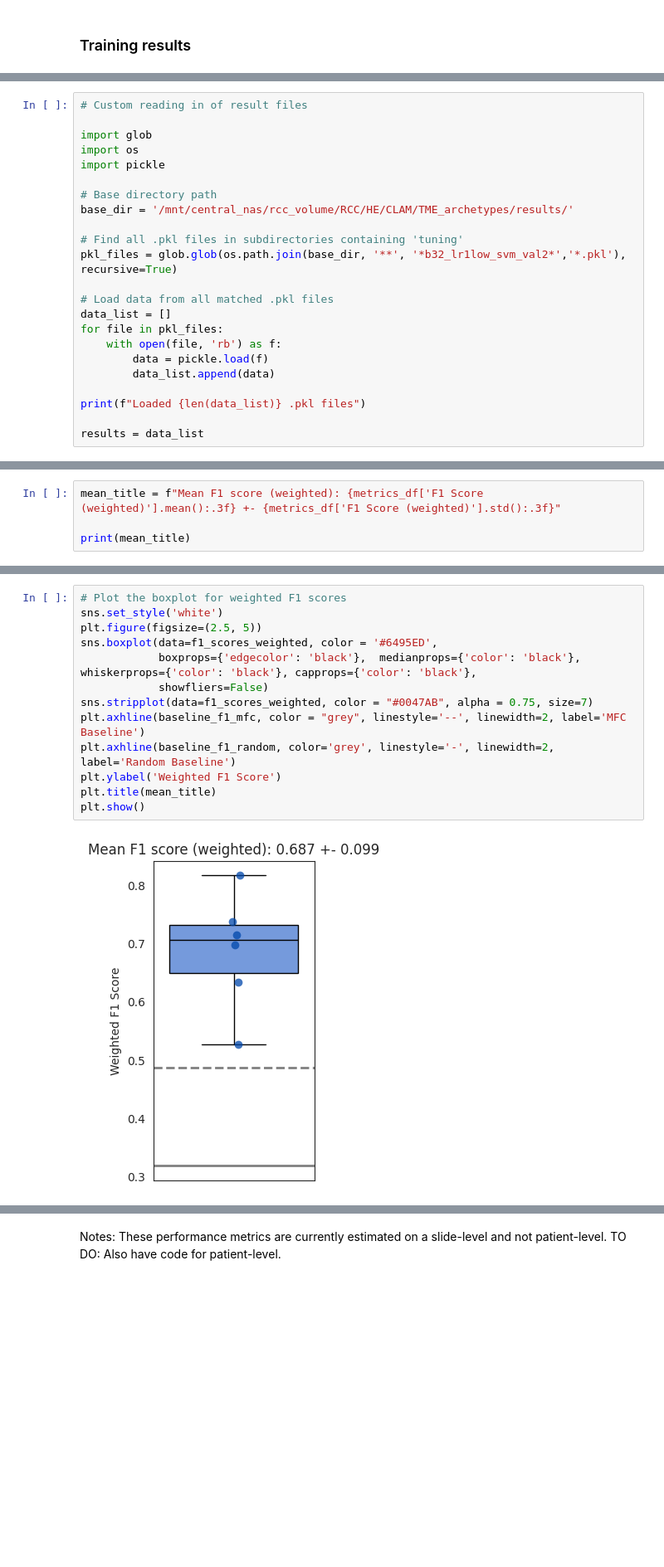
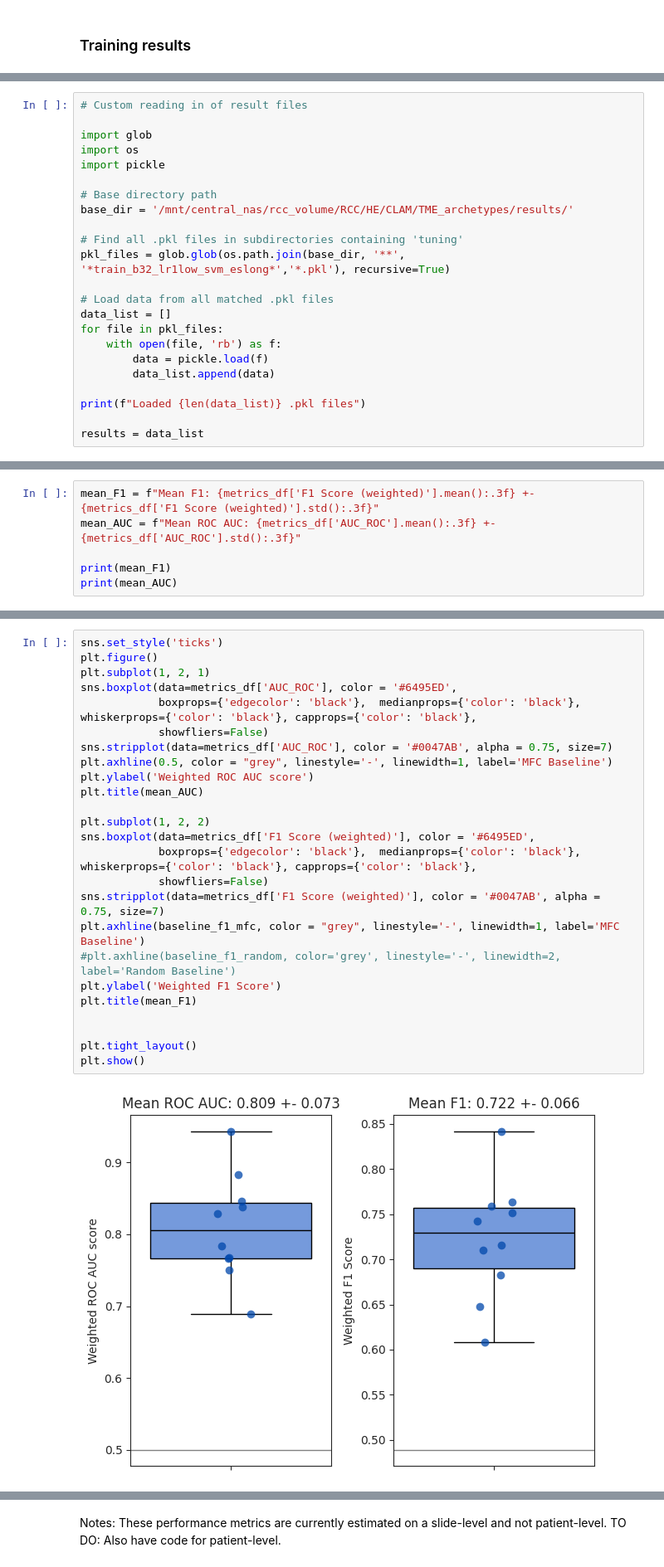
Before and after one commit to BodenmillerGroup/RCC_publication, a Jupyter notebook: HE/04_VisualizationResults.ipynb, the cells around one changed output, grey strips where cells are left out. Shown at 83% size. Cells and saved outputs as stored; diff of their text form; blank space fills up the shorter version.

```diff
--- a/HE/04_VisualizationResults.ipynb
+++ b/HE/04_VisualizationResults.ipynb
@@ -157,7 +125,7 @@ import pickle
 base_dir = '/mnt/central_nas/rcc_volume/RCC/HE/CLAM/TME_archetypes/results/'
 
 # Find all .pkl files in subdirectories containing 'tuning'
-pkl_files = glob.glob(os.path.join(base_dir, '**', '*b32_lr1low_svm_val2*','*.pkl'), recursive=True)
+pkl_files = glob.glob(os.path.join(base_dir, '**', '*train_b32_lr1low_svm_eslong*','*.pkl'), recursive=True)
 
 # Load data from all matched .pkl files
 data_list = []
@@ -278,5 +315,7 @@ metrics_df.sort_values('F1 Score (weighted)')
 # %%
-mean_title = f"Mean F1 score (weighted): {metrics_df['F1 Score (weighted)'].mean():.3f} +- {metrics_df['F1 Score (weighted)'].std():.3f}"
+mean_F1 = f"Mean F1: {metrics_df['F1 Score (weighted)'].mean():.3f} +- {metrics_df['F1 Score (weighted)'].std():.3f}"
+mean_AUC = f"Mean ROC AUC: {metrics_df['AUC_ROC'].mean():.3f} +- {metrics_df['AUC_ROC'].std():.3f}"
 
-print(mean_title)
+print(mean_F1)
+print(mean_AUC)
 # %% [output]
@@ -284,15 +324,27 @@ Mean F1 score (weighted): 0.681 +- 0.084
 # %%
-# Plot the boxplot for weighted F1 scores
-sns.set_style('white')
-plt.figure(figsize=(2.5, 5))
-sns.boxplot(data=f1_scores_weighted, color = '#6495ED',
+sns.set_style('ticks')
+plt.figure()
+plt.subplot(1, 2, 1)
+sns.boxplot(data=metrics_df['AUC_ROC'], color = '#6495ED',
             boxprops={'edgecolor': 'black'},  medianprops={'color': 'black'}, whiskerprops={'color': 'black'}, capprops={'color': 'black'},
             showfliers=False)
-sns.stripplot(data=f1_scores_weighted, color = "#0047AB", alpha = 0.75, size=7)
-plt.axhline(baseline_f1_mfc, color = "grey", linestyle='--', linewidth=2, label='MFC Baseline')
-plt.axhline(baseline_f1_random, color='grey', linestyle='-', linewidth=2, label='Random Baseline')
+sns.stripplot(data=metrics_df['AUC_ROC'], color = '#0047AB', alpha = 0.75, size=7)
+plt.axhline(0.5, color = "grey", linestyle='-', linewidth=1, label='MFC Baseline')
+plt.ylabel('Weighted ROC AUC score')
+plt.title(mean_AUC)
+
+plt.subplot(1, 2, 2)
+sns.boxplot(data=metrics_df['F1 Score (weighted)'], color = '#6495ED',
+            boxprops={'edgecolor': 'black'},  medianprops={'color': 'black'}, whiskerprops={'color': 'black'}, capprops={'color': 'black'},
+            showfliers=False)
+sns.stripplot(data=metrics_df['F1 Score (weighted)'], color = '#0047AB', alpha = 0.75, size=7)
+plt.axhline(baseline_f1_mfc, color = "grey", linestyle='-', linewidth=1, label='MFC Baseline')
+#plt.axhline(baseline_f1_random, color='grey', linestyle='-', linewidth=2, label='Random Baseline')
 plt.ylabel('Weighted F1 Score')
-plt.title(mean_title)
+plt.title(mean_F1)
+
+
+plt.tight_layout()
 plt.show()
 # %% [output]
-[figure, old version]
+[figure, new version]
```
Also changed, not shown: parts of 11 cells of this notebook, 5 other files.
